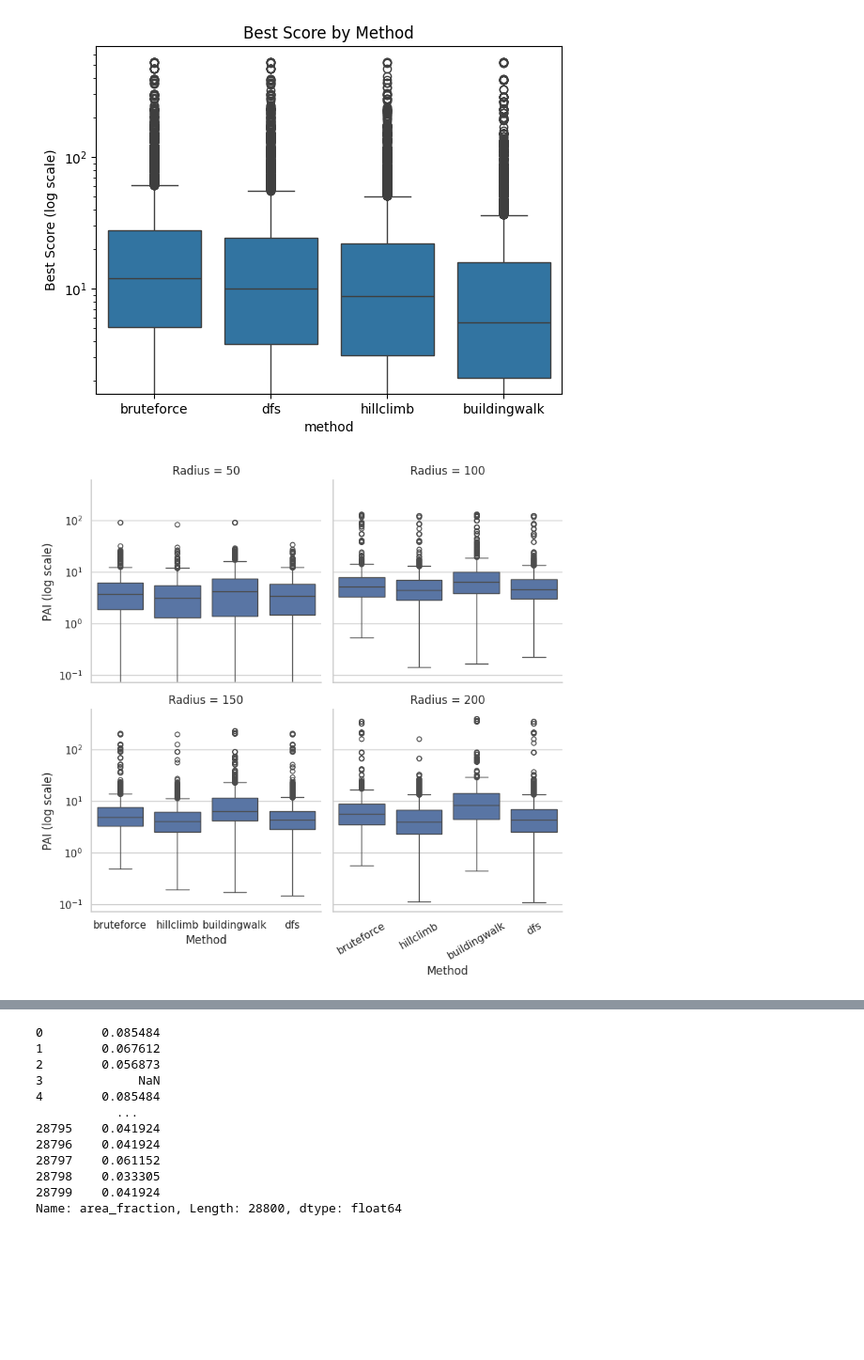
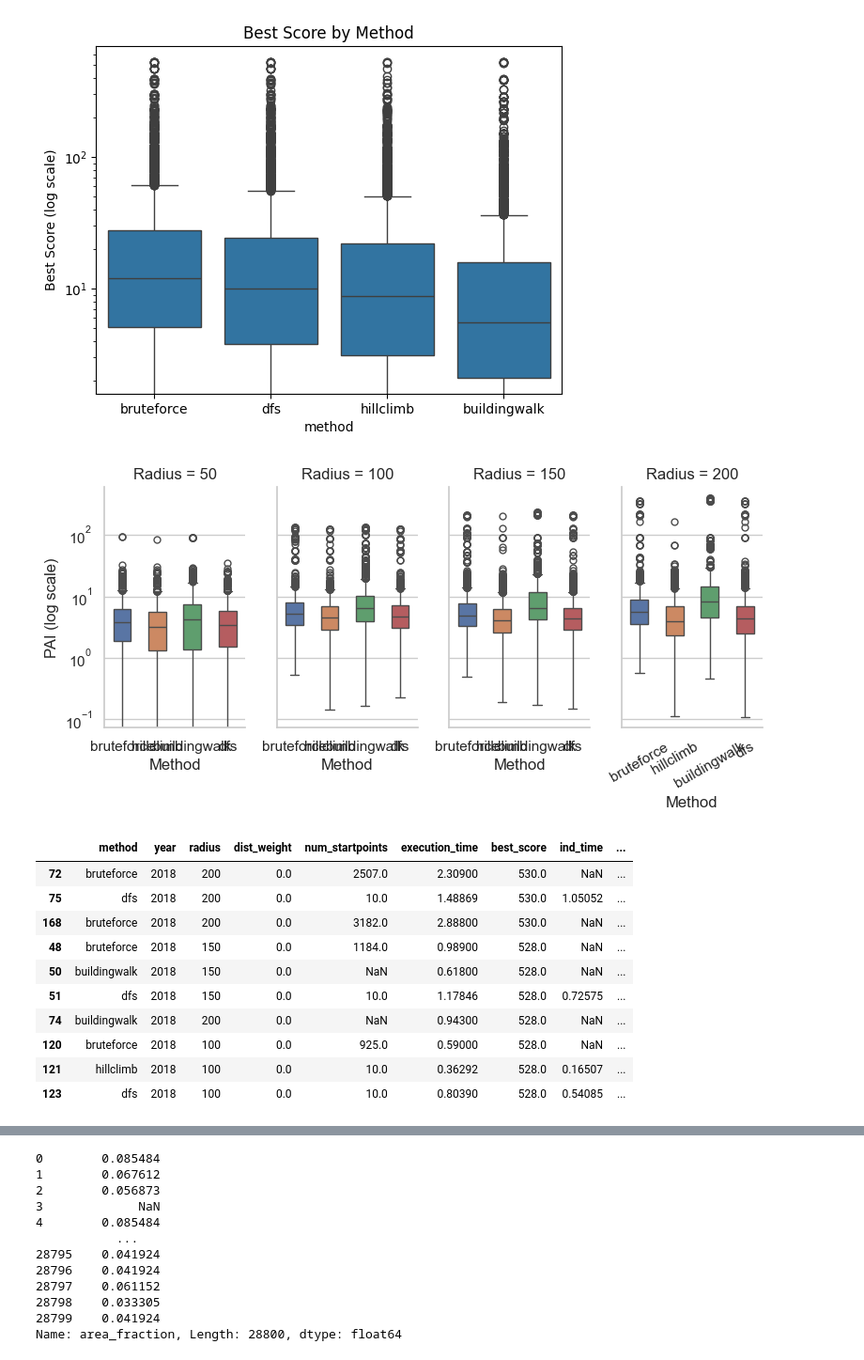
Before and after one commit to lewenhagen/AI_Enhanced_Method_for_Improved_CCTV_Camera_Placement, a Jupyter notebook: notebook.ipynb, the cells around one changed output, grey strips where cells are left out. Shown at 94% size. Saved outputs shown, nothing was run; the diff lists cells and outputs as text; code cells hidden in the pictures; blank space fills up the shorter version.

```diff
--- a/notebook.ipynb
+++ b/notebook.ipynb
@@ -112,24 +76,48 @@ plt.show()
 # %%
 # PAI, One for each method
 sns.set(style="whitegrid")
 
 g = sns.catplot(
     data=df,
     x="method",
     y="pai",
     col="radius",
     kind="box",
-    col_wrap=2,
+    col_wrap=4,
     height=4,
-    sharey=True
+    sharey=True,
+    width=0.5,
+    aspect=0.5,
+    hue="method",
 )
 
 g.set(yscale="log")
 g.set_titles("Radius = {col_name}")
 g.set_axis_labels("Method", "PAI (log scale)")
 plt.xticks(rotation=30)
 plt.tight_layout()
 plt.show()
 # %% [output]
-[figure, old version]
+[figure, new version]
+# %%
+df.nlargest(10, "best_score")
+df.nlargest(10, "pai")
+# precion at K kolla upp och använd som motivering
+# gör för olika värden baserat per metod, radius och dist_weight
+
+motivera bort dist weight
+
+kör sedan 1, 5, 10, 25
+# %% [output]
+|  | method | year | radius | dist_weight | num_startpoints | execution_time | best_score | ind_time | ... |
+| 72 | bruteforce | 2018 | 200 | 0.0 | 2507.0 | 2.30900 | 530.0 | NaN | ... |
+| 75 | dfs | 2018 | 200 | 0.0 | 10.0 | 1.48869 | 530.0 | 1.05052 | ... |
+| 168 | bruteforce | 2018 | 200 | 0.0 | 3182.0 | 2.88800 | 530.0 | NaN | ... |
+| 48 | bruteforce | 2018 | 150 | 0.0 | 1184.0 | 0.98900 | 528.0 | NaN | ... |
+| 50 | buildingwalk | 2018 | 150 | 0.0 | NaN | 0.61800 | 528.0 | NaN | ... |
+| 51 | dfs | 2018 | 150 | 0.0 | 10.0 | 1.17846 | 528.0 | 0.72575 | ... |
+| 74 | buildingwalk | 2018 | 200 | 0.0 | NaN | 0.94300 | 528.0 | NaN | ... |
+| 120 | bruteforce | 2018 | 100 | 0.0 | 925.0 | 0.59000 | 528.0 | NaN | ... |
+| 121 | hillclimb | 2018 | 100 | 0.0 | 10.0 | 0.36292 | 528.0 | 0.16507 | ... |
+| 123 | dfs | 2018 | 100 | 0.0 | 10.0 | 0.80390 | 528.0 | 0.54085 | ... |
 # %%
```
Also changed, not shown: parts of 12 cells of this notebook.
